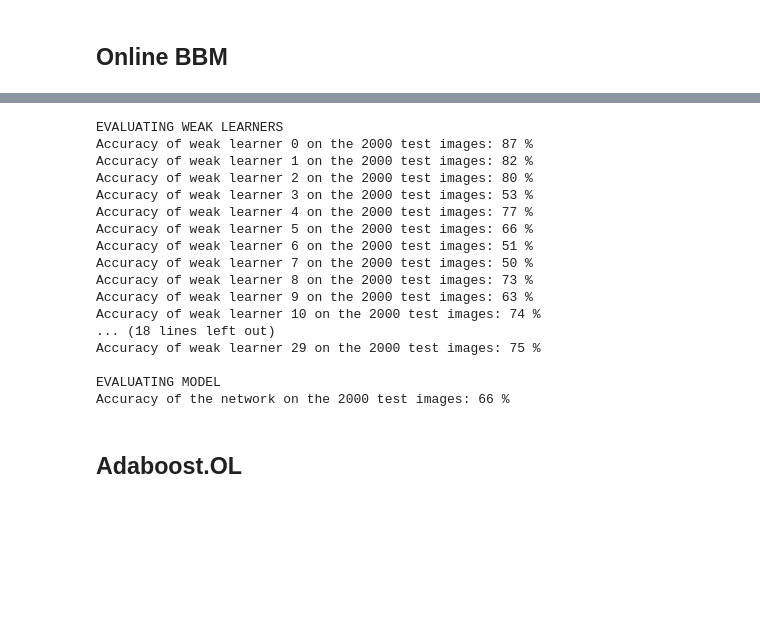
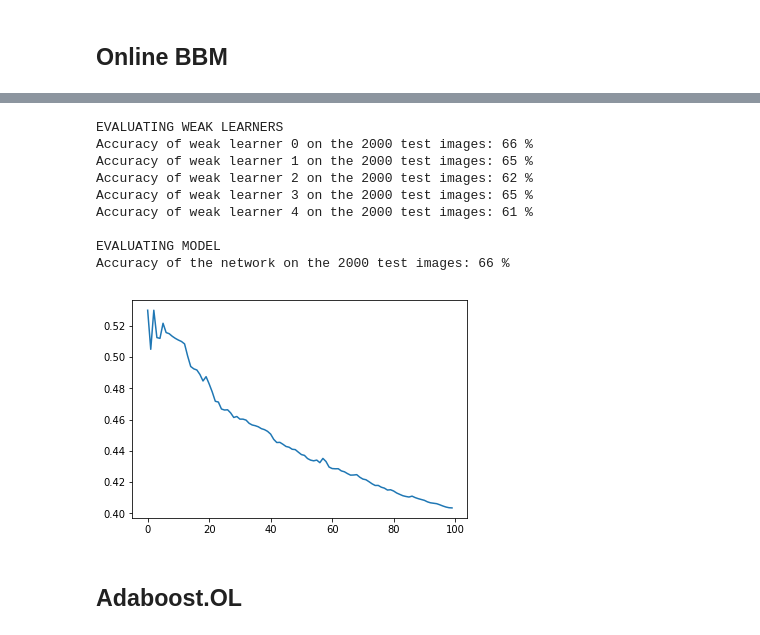
Before and after one commit to dqii/cos511_final_project, a Jupyter notebook: bkl.ipynb, the cells around one changed output, grey strips where cells are left out. Cells and saved outputs as stored; diff of their text form; code cells hidden in the pictures; blank space fills up the shorter version.

```diff
--- a/bkl.ipynb
+++ b/bkl.ipynb
@@ -165,8 +178,13 @@ def baseline(weak_learner):
 # %%
 # algorithm 1: online BBM
 def onlineBBM(weak_learners):
+
+    # keep track of metrics every 100 iterations
+    n_mistakes = 0
+    n_mistakes_over_time = []
+
+    # parameters
     gamma = 0.1
-
     N = len(weak_learners)
     s = np.zeros(N+1)
     k = np.zeros(N+1)
@@ -196,6 +214,13 @@ def onlineBBM(weak_learners):
             prob = 0 if max_w[j] == 0 else w[j]/max_w[j]
             if np.random.random_sample() < w[j]/max_w[j]: # what to take max over
                 update_WL(weak_learners, x, y, j-1)
+
+        # evaluate mistakes
+        n_mistakes += (y_hat != y).item()
+        if (t+1) % 100 == 0:
+            n_mistakes_over_time.append(n_mistakes)
+
+    return n_mistakes_over_time
 # %%
 # algorithm 2: adaboostOL
 def adaboostOL(weak_learners):
@@ -334,22 +391,15 @@ Accuracy of the network on the 2000 test images: 90 %
 # %%
-evaluate_onlineBBM(N=30)
+evaluate_onlineBBM(N=5)
 # %% [output]
 EVALUATING WEAK LEARNERS
-Accuracy of weak learner 0 on the 2000 test images: 87 %
-Accuracy of weak learner 1 on the 2000 test images: 82 %
-Accuracy of weak learner 2 on the 2000 test images: 80 %
-Accuracy of weak learner 3 on the 2000 test images: 53 %
-Accuracy of weak learner 4 on the 2000 test images: 77 %
-Accuracy of weak learner 5 on the 2000 test images: 66 %
-Accuracy of weak learner 6 on the 2000 test images: 51 %
-Accuracy of weak learner 7 on the 2000 test images: 50 %
-Accuracy of weak learner 8 on the 2000 test images: 73 %
-Accuracy of weak learner 9 on the 2000 test images: 63 %
-Accuracy of weak learner 10 on the 2000 test images: 74 %
-... (18 lines left out)
-Accuracy of weak learner 29 on the 2000 test images: 75 %
+Accuracy of weak learner 0 on the 2000 test images: 66 %
+Accuracy of weak learner 1 on the 2000 test images: 65 %
+Accuracy of weak learner 2 on the 2000 test images: 62 %
+Accuracy of weak learner 3 on the 2000 test images: 65 %
+Accuracy of weak learner 4 on the 2000 test images: 61 %
 
 EVALUATING MODEL
 Accuracy of the network on the 2000 test images: 66 %
+[figure, added]
 # %% [markdown]
 ## Adaboost.OL
```
Also changed, not shown: parts of 10 cells of this notebook.
